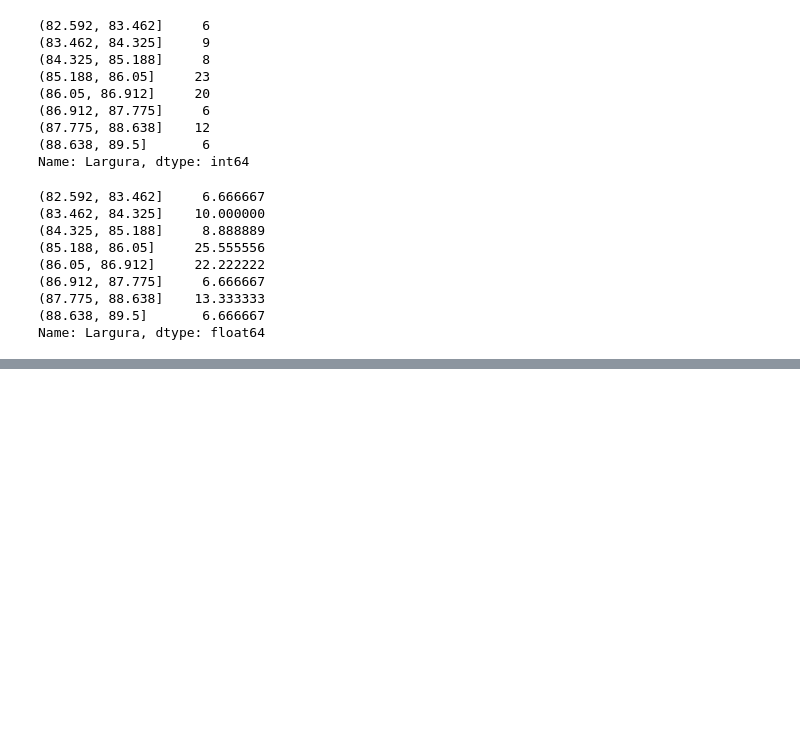
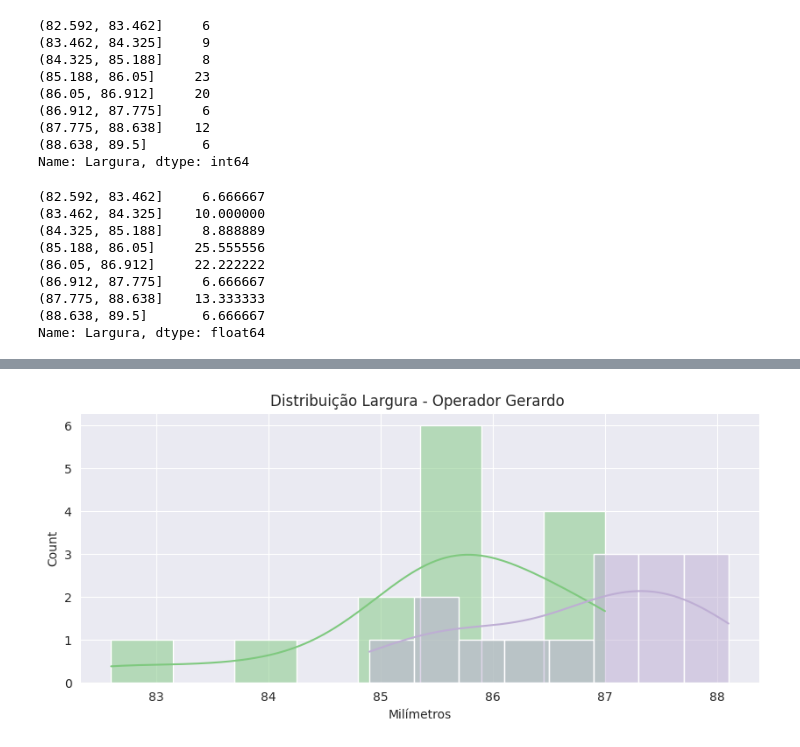
Before and after one commit to alanfmorato/statistical-study, a Jupyter notebook: Estatística_Descritiva.ipynb, the cells around one changed output, grey strips where cells are left out. Cells and saved outputs as stored; diff of their text form; code cells hidden in the pictures; blank space fills up the shorter version.

```diff
--- a/Estatística_Descritiva.ipynb
+++ b/Estatística_Descritiva.ipynb
@@ -285,0 +376,17 @@ https://gist.github.com/mwaskom/de44147ed2974457ad6372750bbe5751
+# %%
+#Histograma das larguras
+Gerardo_Sulzer = df.query("Operador == 'Gerardo' and Máquina == 'Sulzer'")
+ax = sns.histplot(Gerardo_Sulzer.Largura, kde = True, bins = 8);
+ax.figure.set_size_inches(10,4)
+ax.set_title("Distribuição Largura Nova - Operador Gerardo ")
+ax.set_xlabel("Milímetros")
+ax;
+
+Gerardo_Nova = df.query("Operador == 'Gerardo' and Máquina == 'Nova'")
+ax = sns.histplot(Gerardo_Nova.Largura, kde = True, bins = 8);
+ax.figure.set_size_inches(10,4)
+ax.set_title("Distribuição Largura - Operador Gerardo ")
+ax.set_xlabel("Milímetros")
+ax;
+# %% [output]
+[figure, added]
```
Also changed, not shown: parts of 25 cells of this notebook.
